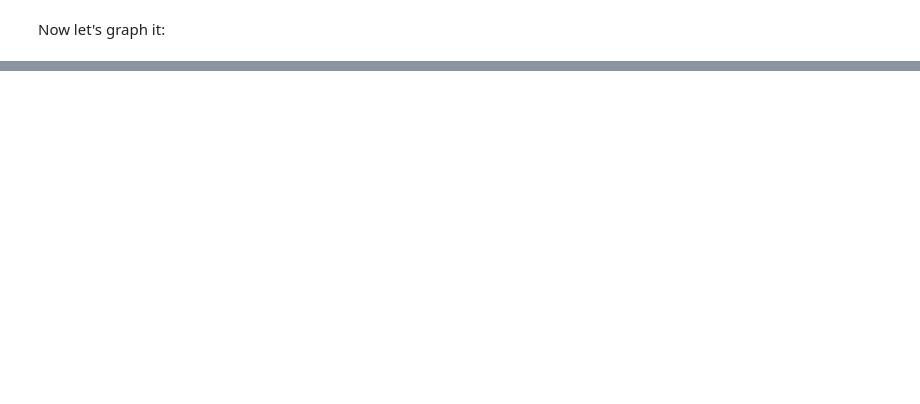
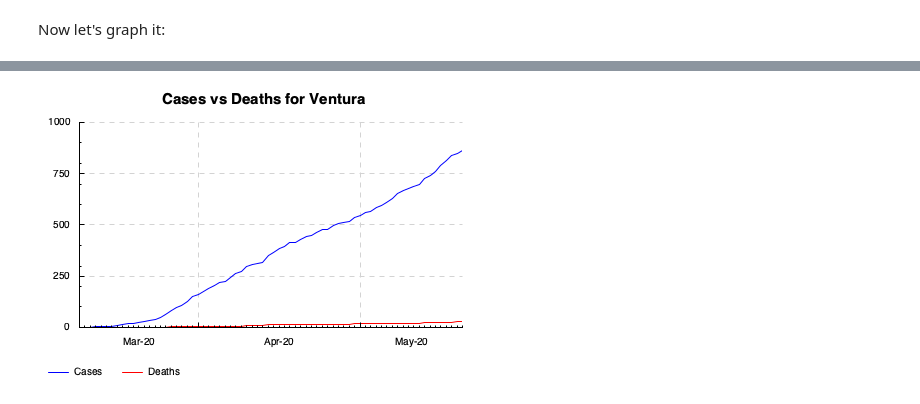
Before and after one commit to davidlibland/hask_or_py, a Jupyter notebook: CovidCountyCases/CovidFrames.ipynb, the cells around one changed output, grey strips where cells are left out. Drawn from its saved outputs; the diff is of its cells as text; code cells hidden in the pictures; blank space fills up the shorter version.

```diff
--- a/CovidCountyCases/CovidFrames.ipynb
+++ b/CovidCountyCases/CovidFrames.ipynb
@@ -77,0 +86,4 @@ countyChart "Alameda"
+# %%
+countyChart "Ventura"
+# %% [output]
+[figure, added]
```
Also changed, not shown: parts of 4 cells of this notebook.
